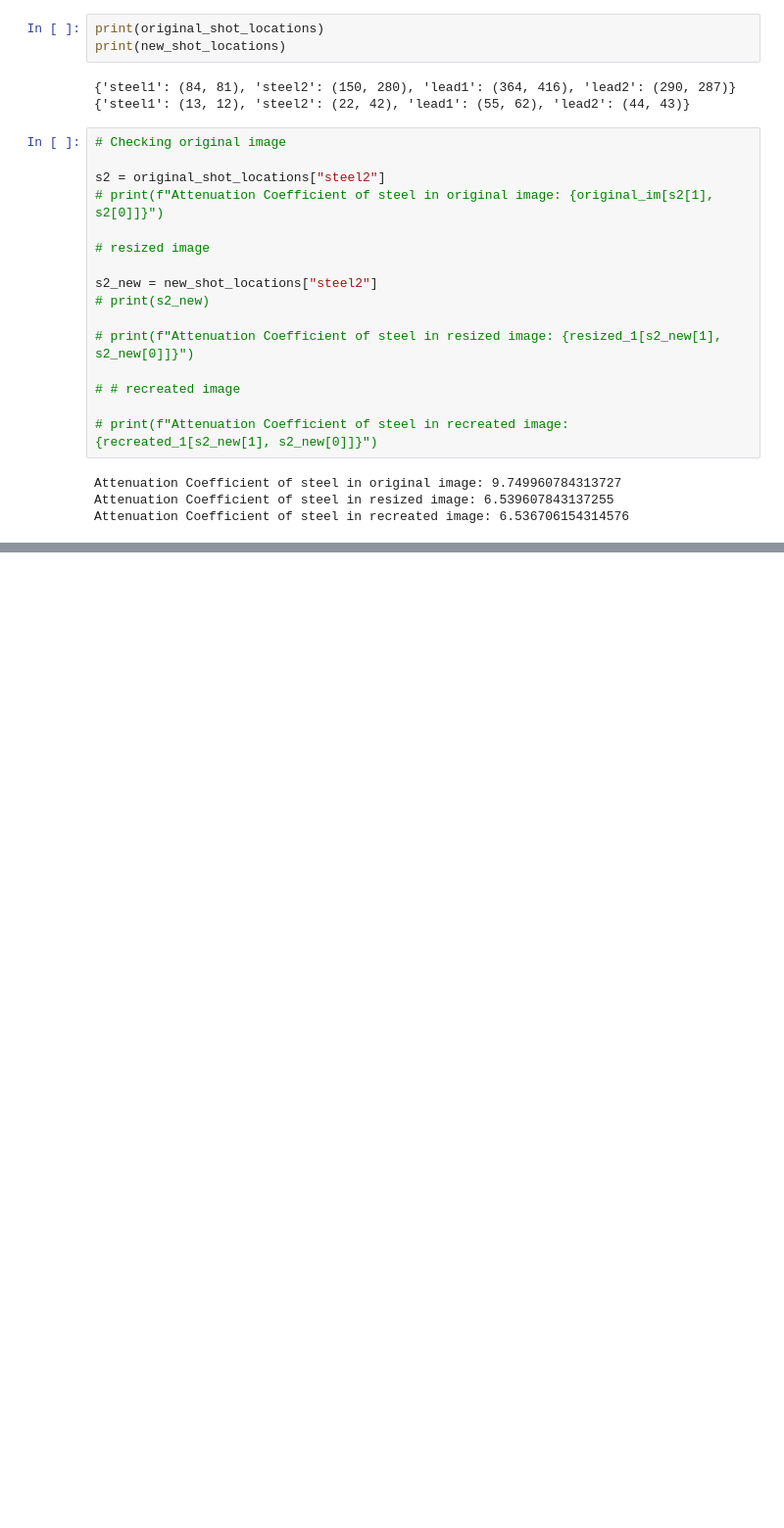
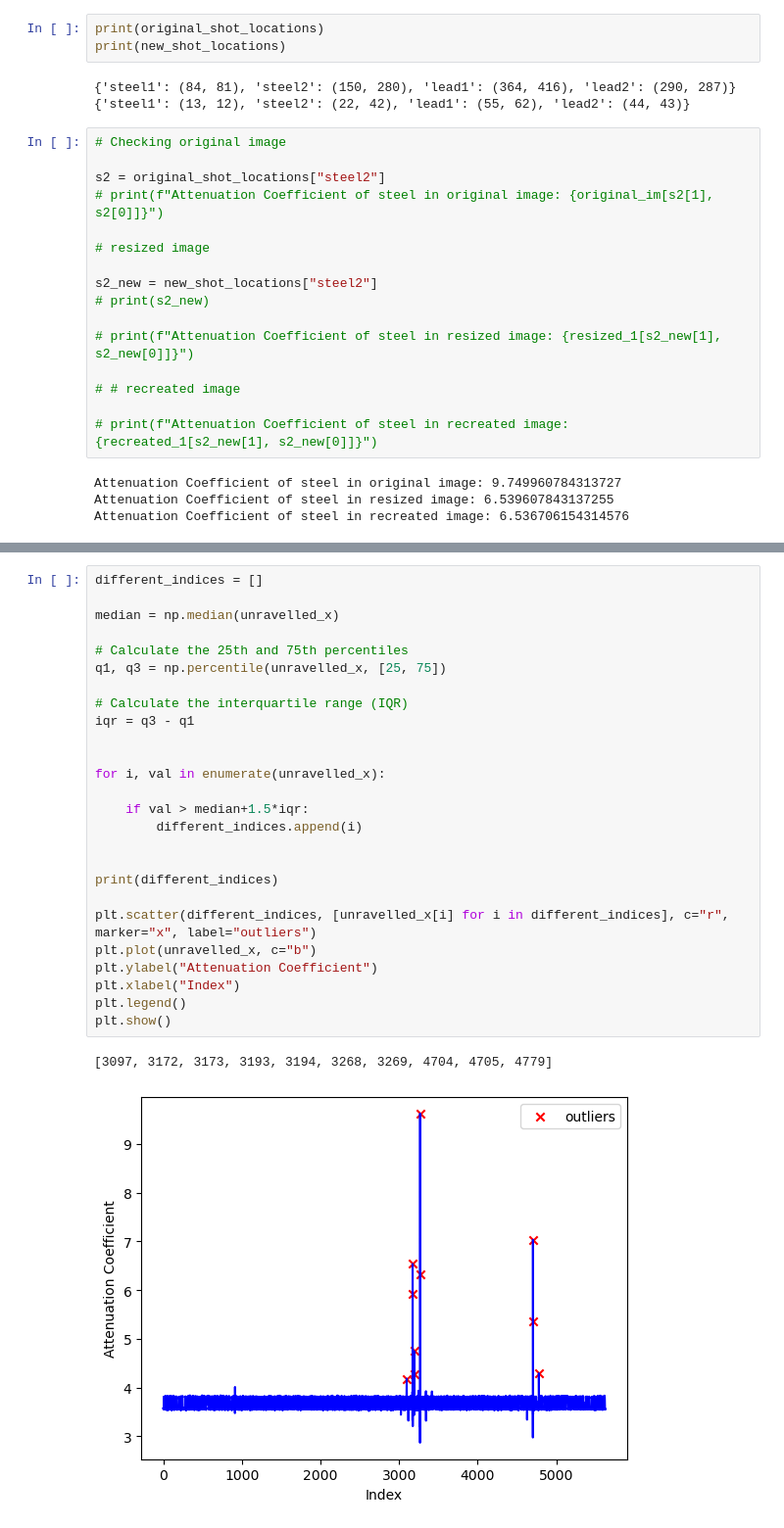
Before and after one commit to npeuker/MathModellingDTU, a Jupyter notebook: Exam Project/validating_model.ipynb, the cells around one changed output, grey strips where cells are left out. Shown at 98% size. Drawn from its saved outputs; the diff is of its cells as text; blank space fills up the shorter version.

```diff
--- a/Exam Project/validating_model.ipynb
+++ b/Exam Project/validating_model.ipynb
@@ -315,0 +350,29 @@ Attenuation Coefficient of steel in recreated image: 6.536706154314576
+# %%
+different_indices = []
+
+median = np.median(unravelled_x)
+
+# Calculate the 25th and 75th percentiles
+q1, q3 = np.percentile(unravelled_x, [25, 75])
+
+# Calculate the interquartile range (IQR)
+iqr = q3 - q1
+
+
+for i, val in enumerate(unravelled_x):
+
+    if val > median+1.5*iqr:
+        different_indices.append(i)
+
+
+print(different_indices)
+
+plt.scatter(different_indices, [unravelled_x[i] for i in different_indices], c="r", marker="x", label="outliers")
+plt.plot(unravelled_x, c="b")
+plt.ylabel("Attenuation Coefficient")
+plt.xlabel("Index")
+plt.legend()
+plt.show()
+# %% [output]
+[3097, 3172, 3173, 3193, 3194, 3268, 3269, 4704, 4705, 4779]
+[figure, added]
```
Also changed, not shown: parts of 6 cells of this notebook.
